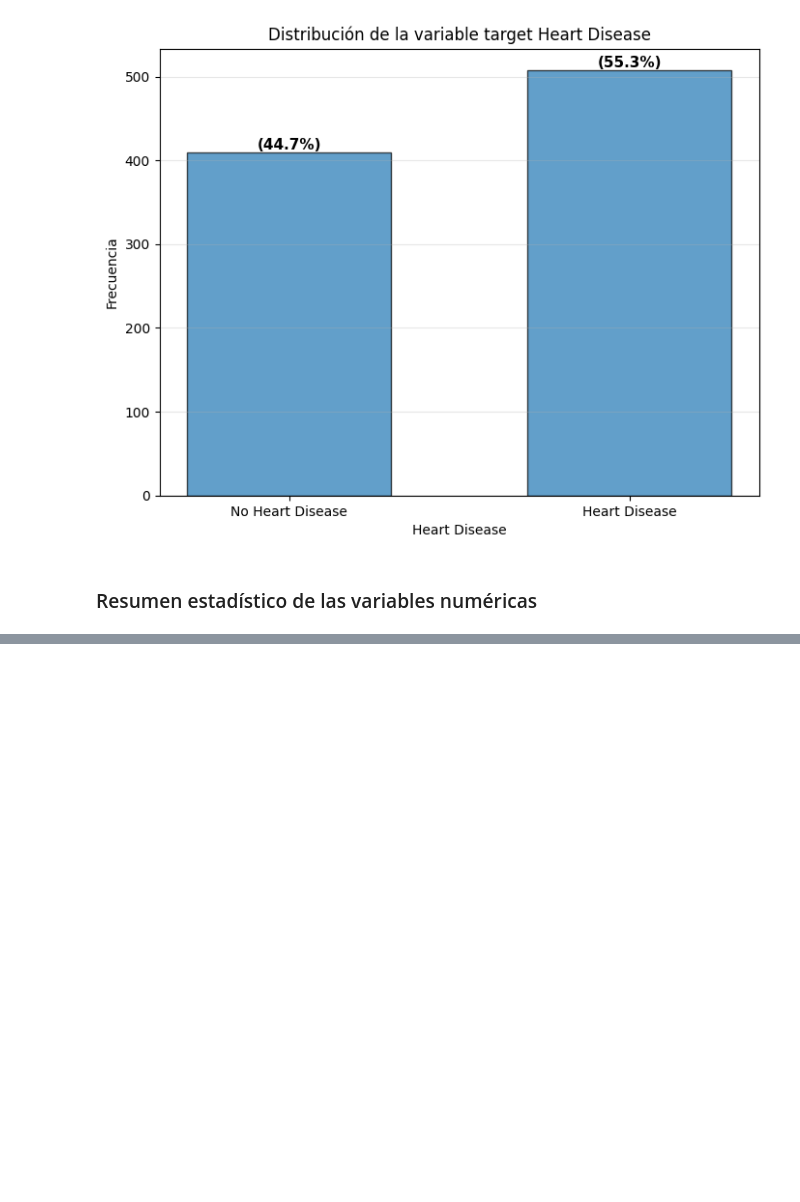
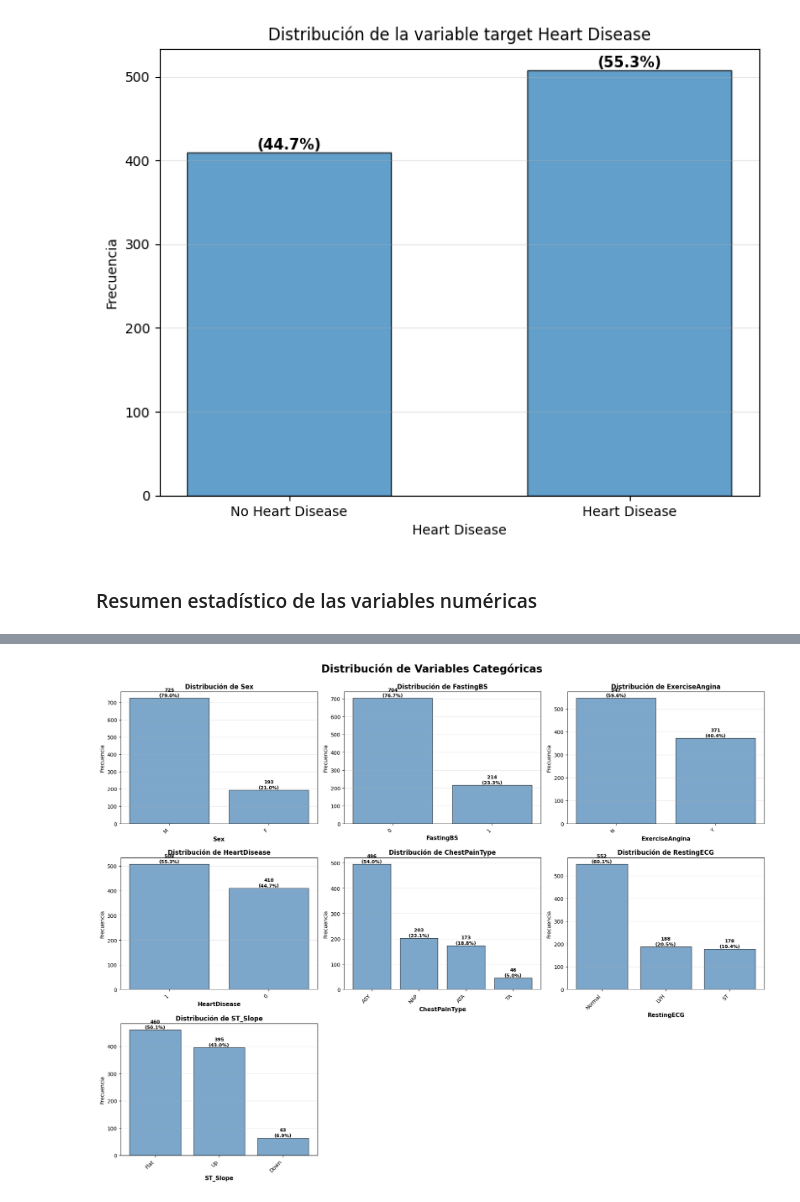
Before and after one commit to eseblanco/CiDatTecMod2, a Jupyter notebook: proyecto_final_roberto.ipynb, the cells around one changed output, grey strips where cells are left out. Drawn from its saved outputs; the diff is of its cells as text; code cells hidden in the pictures; blank space fills up the shorter version.

```diff
--- a/proyecto_final_roberto.ipynb
+++ b/proyecto_final_roberto.ipynb
@@ -263,0 +469,82 @@ df[numericas].describe().T
+# %%
+import matplotlib.pyplot as plt
+import numpy as np
+
+# Crear una figura con subplots para todas las variables categóricas
+fig, axes = plt.subplots(3, 3, figsize=(18, 14))
+fig.suptitle('Distribución de Variables Categóricas', fontsize=20, fontweight='bold', y=0.995)
+
+# Aplanar el array de axes para facilitar la iteración
+axes = axes.flatten()
+
+# Iterar sobre cada variable categórica
+for idx, col in enumerate(categoricas):
+    ax = axes[idx]
+
+    # Obtener conteos y porcentajes
+    value_counts = df[col].value_counts()
+    total = len(df)
+    percentages = (value_counts / total) * 100
+
+    # Crear gráfico de barras
+    bars = ax.bar(range(len(value_counts)), value_counts.values,
+                   edgecolor='black', alpha=0.7, color='steelblue')
+
+    # Configurar etiquetas
+    ax.set_xlabel(col, fontsize=11, fontweight='bold')
+    ax.set_ylabel('Frecuencia', fontsize=10)
+    ax.set_title(f'Distribución de {col}', fontsize=12, fontweight='bold')
+    ax.set_xticks(range(len(value_counts)))
+    ax.set_xticklabels(value_counts.index, rotation=45, ha='right')
+    ax.grid(axis='y', alpha=0.3)
+
+    # Agregar etiquetas de porcentaje en las barras
+    for i, (bar, count, pct) in enumerate(zip(bars, value_counts.values, percentages.values)):
+        height = bar.get_height()
+        ax.text(bar.get_x() + bar.get_width()/2., height,
+                f'{count}\n({pct:.1f}%)',
+                ha='center', va='bottom', fontsize=9, fontweight='bold')
+
+# Ocultar los ejes sobrantes (tenemos 7 variables pero 9 subplots)
+for idx in range(len(categoricas), len(axes)):
+    axes[idx].axis('off')
+
+plt.tight_layout()
+plt.show()
+
+# Crear un gráfico separado para análisis comparativo por HeartDisease
+print("\n" + "="*80)
+print("ANÁLISIS COMPARATIVO: Distribución de variables categóricas por HeartDisease")
+print("="*80)
+
+# Seleccionar solo las variables categóricas (excluyendo HeartDisease)
+categoricas_sin_target = [col for col in categoricas if col != 'HeartDisease']
+
+# Crear figura para análisis comparativo
+fig2, axes2 = plt.subplots(2, 3, figsize=(18, 10))
+fig2.suptitle('Distribución de Variables Categóricas por Presencia de Enfermedad Cardíaca',
+              fontsize=16, fontweight='bold', y=0.995)
+
+axes2 = axes2.flatten()
+
+for idx, col in enumerate(categoricas_sin_target):
+    ax = axes2[idx]
+
+    # Crear tabla cruzada
+    cross_tab = pd.crosstab(df[col], df['HeartDisease'], normalize='index') * 100
+
+    # Crear gráfico de barras agrupadas
+    cross_tab.plot(kind='bar', ax=ax, color=['lightcoral', 'lightgreen'],
+                   edgecolor='black', alpha=0.8)
+
+    ax.set_xlabel(col, fontsize=11, fontweight='bold')
+    ax.set_ylabel('Porcentaje (%)', fontsize=10)
+    ax.set_title(f'{col} vs HeartDisease', fontsize=12, fontweight='bold')
+    ax.legend(['Sin Enfermedad', 'Con Enfermedad'], loc='best')
+    ax.grid(axis='y', alpha=0.3)
+    ax.set_xticklabels(ax.get_xticklabels(), rotation=45, ha='right')
+
+plt.tight_layout()
+plt.show()
+# %% [output]
+[figure, added]
```
Also changed, not shown: parts of 15 cells of this notebook, 1 other file.
